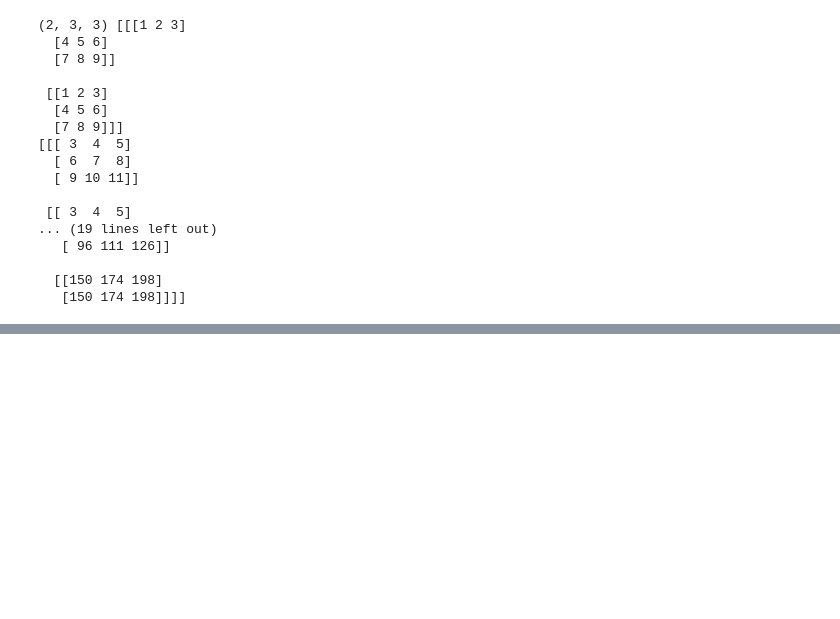
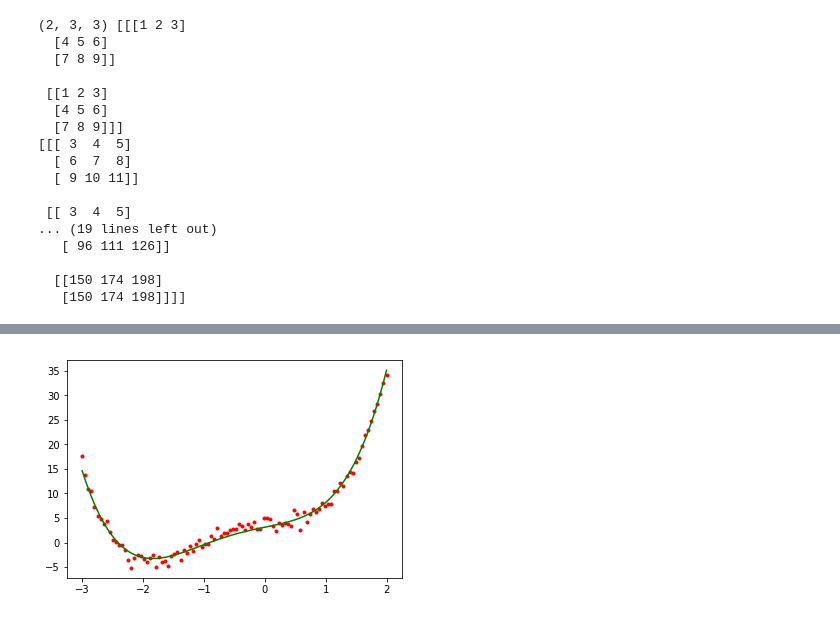
Before and after one commit to mlcow/tensorflow_experiments, a Jupyter notebook: tf_basics.ipynb, the cells around one changed output, grey strips where cells are left out. Cells and saved outputs as stored; diff of their text form; code cells hidden in the pictures; blank space fills up the shorter version.

```diff
--- a/tf_basics.ipynb
+++ b/tf_basics.ipynb
@@ -340,0 +343,7 @@ with tf.Session() as sess:
+# %%
+p = 4
+features = {"X"+str(i): X**i for i in range(1,p+1)}
+feature_columns = [tf.feature_column.numeric_column("X"+str(x)) for x in range (1, p+1)]
+lr = tf.estimator.LinearRegressor(feature_columns=feature_columns)
+input_fn = tf.estimator.inputs.numpy_input_fn(features, Y, batch_size=10, num_epochs=100, shuffle=True)
+lr.train(input_fn=input_fn)
@@ -340,0 +369,9 @@ with tf.Session() as sess:
+# %%
+predict_input_fn = tf.estimator.inputs.numpy_input_fn(features, Y, shuffle=False)
+loss_res = (lr.evaluate(input_fn=predict_input_fn))["average_loss"]
+res = np.array([i["predictions"] for i in lr.predict(input_fn=predict_input_fn)])
+print res.shape, loss_res
+plt.plot(X, Y, 'r.')
+plt.plot(X, res, 'g')
+plt.show()
+# %% [output]
@@ -340,0 +384 @@ with tf.Session() as sess:
+[figure, added]
```
Also changed, not shown: parts of 15 cells of this notebook.
